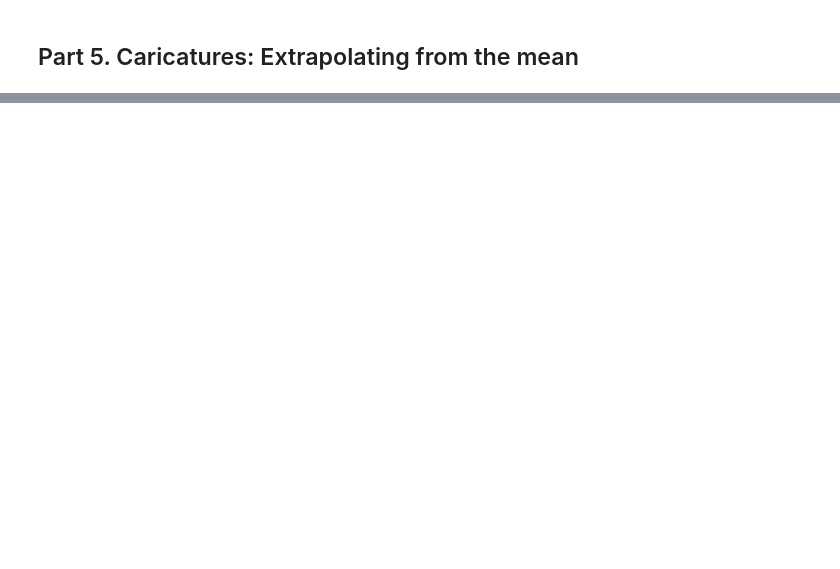
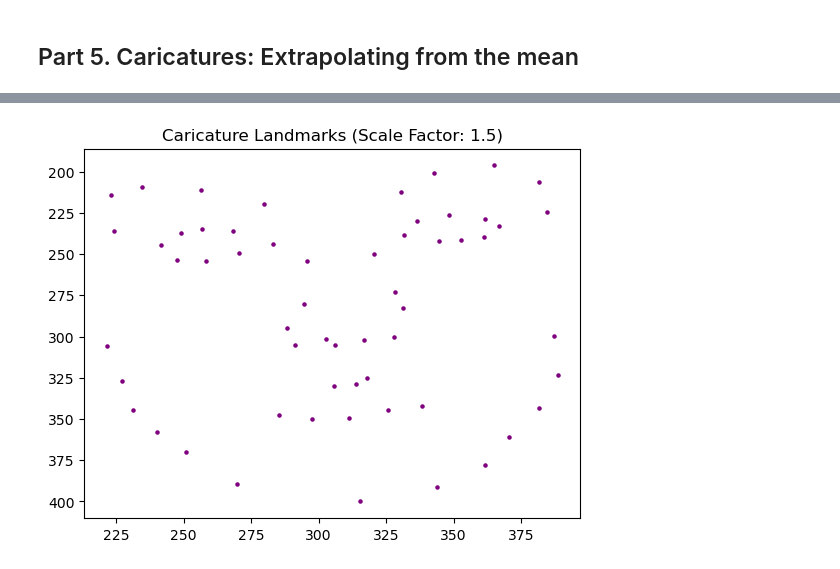
Before and after one commit to filipbagen/cs-180, a Jupyter notebook: p3-face-morphing/code/main.ipynb, the cells around one changed output, grey strips where cells are left out. Cells and saved outputs as stored; diff of their text form; code cells hidden in the pictures; blank space fills up the shorter version.

```diff
--- a/p3-face-morphing/code/main.ipynb
+++ b/p3-face-morphing/code/main.ipynb
@@ -533,17 +544,19 @@ plt.show()
 # %%
 # Function to create caricature using the weighted average formula
 def create_caricature_using_weighted_average(face_landmarks, avg_landmarks, scale=1.75):
     # Caricature formula: caricature = scale * me + (1 - scale) * avg
     caricature_landmarks = scale * face_landmarks + (1 - scale) * avg_landmarks
     return caricature_landmarks
 
 # Use face_a's normalized landmarks and the average shape for female, happy faces
-scale_factor = 1.75  # Exaggeration factor
+scale_factor = 1.5  # Exaggeration factor
 caricature_landmarks = create_caricature_using_weighted_average(normalized_landmarks[0], average_female_happy_landmark, scale_factor)
 
 # Plot the exaggerated landmarks for the caricature
 plt.scatter(caricature_landmarks[:, 0], caricature_landmarks[:, 1], color='purple', s=5)
 plt.title(f'Caricature Landmarks (Scale Factor: {scale_factor})')
 plt.gca().invert_yaxis()
 plt.show()
+# %% [output]
+[figure, added]
 # %%
```
Also changed, not shown: parts of 19 cells of this notebook, 13 other files.
